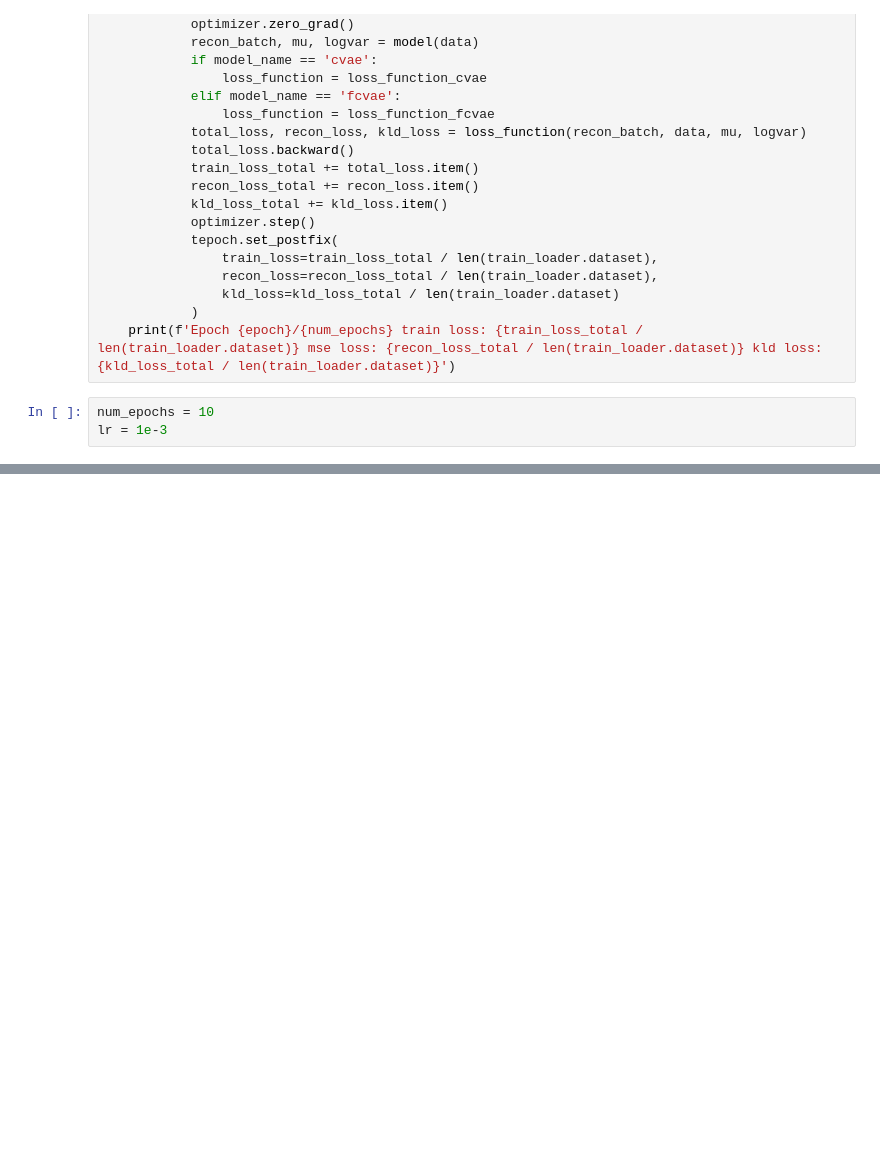
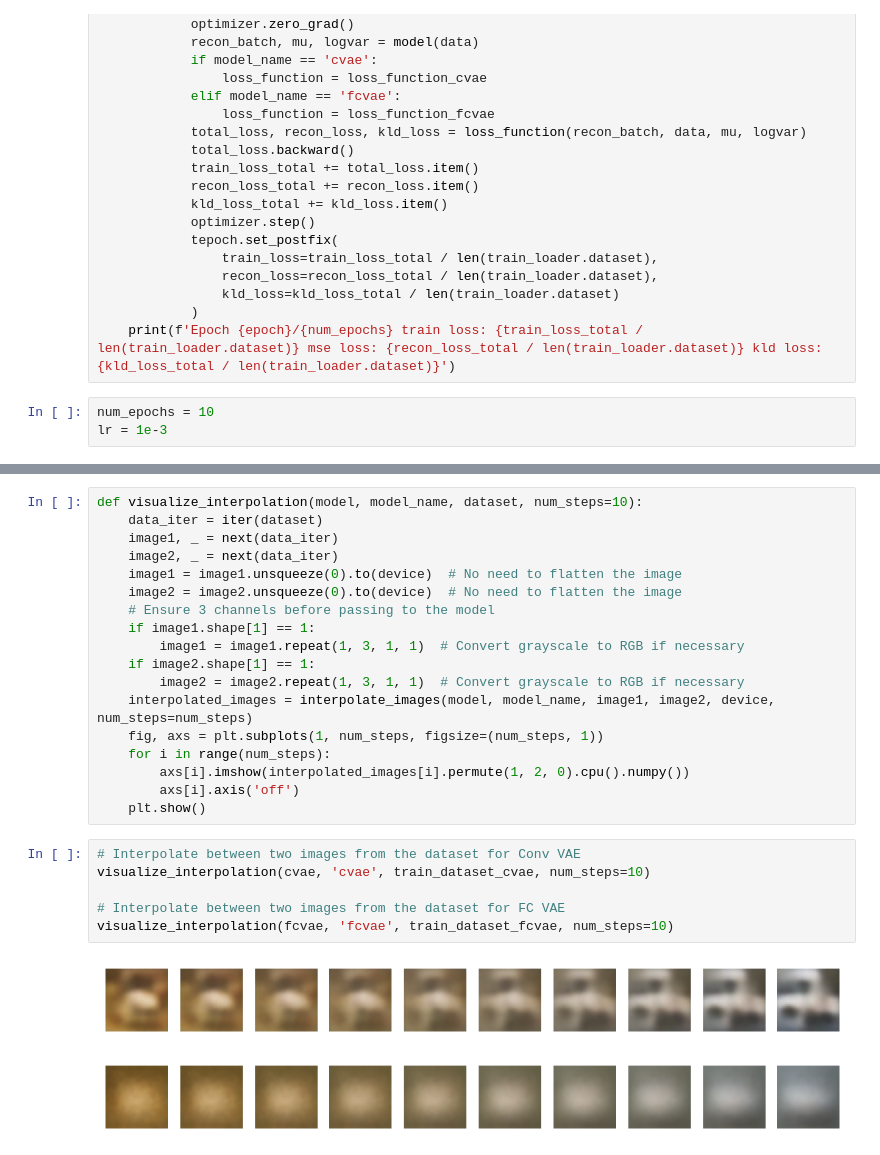
Before and after one commit to RahulChhatbar/Deep-Convolutional-VAE, a Jupyter notebook: src/conv_variational_autoencoder.ipynb, the cells around one changed output, grey strips where cells are left out. Drawn from its saved outputs; the diff is of its cells as text; blank space fills up the shorter version.

Commit message:
interpolation

```diff
--- a/src/conv_variational_autoencoder.ipynb
+++ b/src/conv_variational_autoencoder.ipynb
@@ -242,0 +285,27 @@ Images from Conv VAE
+# %%
+def visualize_interpolation(model, model_name, dataset, num_steps=10):
+    data_iter = iter(dataset)
+    image1, _ = next(data_iter)
+    image2, _ = next(data_iter)
+    image1 = image1.unsqueeze(0).to(device)  # No need to flatten the image
+    image2 = image2.unsqueeze(0).to(device)  # No need to flatten the image
+    # Ensure 3 channels before passing to the model
+    if image1.shape[1] == 1:
+        image1 = image1.repeat(1, 3, 1, 1)  # Convert grayscale to RGB if necessary
+    if image2.shape[1] == 1:
+        image2 = image2.repeat(1, 3, 1, 1)  # Convert grayscale to RGB if necessary
+    interpolated_images = interpolate_images(model, model_name, image1, image2, device, num_steps=num_steps)
+    fig, axs = plt.subplots(1, num_steps, figsize=(num_steps, 1))
+    for i in range(num_steps):
+        axs[i].imshow(interpolated_images[i].permute(1, 2, 0).cpu().numpy())
+        axs[i].axis('off')
+    plt.show()
+# %%
+# Interpolate between two images from the dataset for Conv VAE
+visualize_interpolation(cvae, 'cvae', train_dataset_cvae, num_steps=10)
+
+# Interpolate between two images from the dataset for FC VAE
+visualize_interpolation(fcvae, 'fcvae', train_dataset_fcvae, num_steps=10)
+# %% [output]
+[figure, added]
+[figure, added]
```
Also changed, not shown: parts of 7 cells of this notebook, 2 other files.
